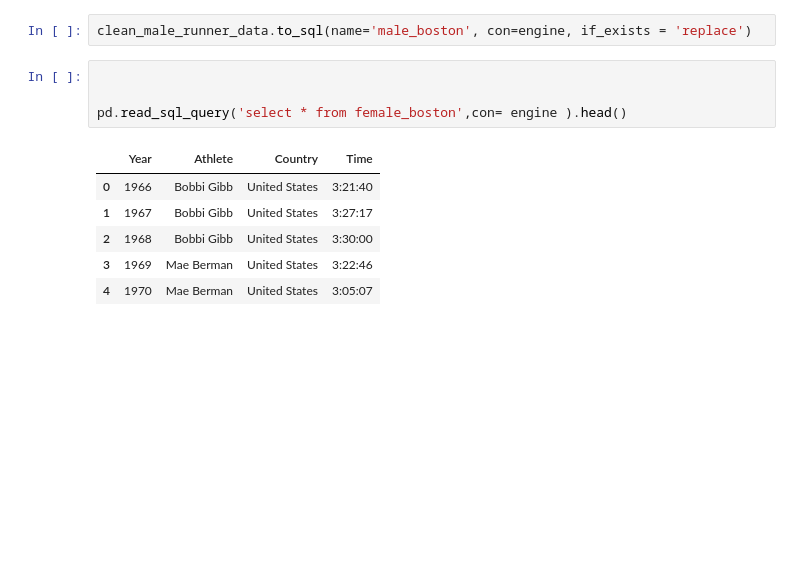
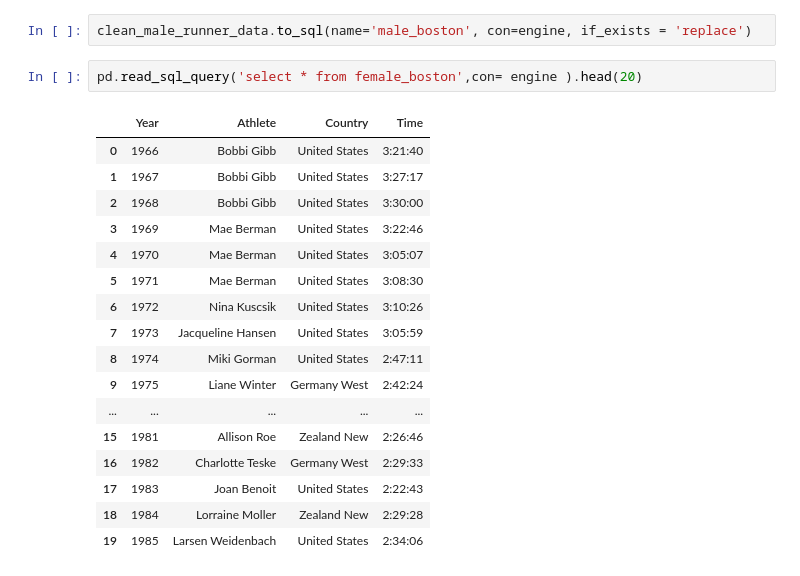
Before and after one commit to Donicia/Finishline, a Jupyter notebook: Run Data/runner_data.ipynb, the cells around one changed output. Drawn from its saved outputs; the diff is of its cells as text; blank space fills up the shorter version.

```diff
--- a/Run Data/runner_data.ipynb
+++ b/Run Data/runner_data.ipynb
@@ -101,14 +111,23 @@ clean_female_runner_data.to_sql(name ='female_boston', con = engine, if_exists =
 # %%
 clean_male_runner_data.to_sql(name='male_boston', con=engine, if_exists = 'replace')
 # %%
-
-
-pd.read_sql_query('select * from female_boston',con= engine ).head()
+pd.read_sql_query('select * from female_boston',con= engine ).head(20)
 # %% [output]
 |  | Year | Athlete | Country | Time |
 | 0 | 1966 | Bobbi Gibb | United States | 3:21:40 |
 | 1 | 1967 | Bobbi Gibb | United States | 3:27:17 |
 | 2 | 1968 | Bobbi Gibb | United States | 3:30:00 |
 | 3 | 1969 | Mae Berman | United States | 3:22:46 |
 | 4 | 1970 | Mae Berman | United States | 3:05:07 |
+| 5 | 1971 | Mae Berman | United States | 3:08:30 |
+| 6 | 1972 | Nina Kuscsik | United States | 3:10:26 |
+| 7 | 1973 | Jacqueline Hansen | United States | 3:05:59 |
+| 8 | 1974 | Miki Gorman | United States | 2:47:11 |
+| 9 | 1975 | Liane Winter | Germany West | 2:42:24 |
+| ... | ... | ... | ... | ... |
+| 15 | 1981 | Allison Roe | Zealand New | 2:26:46 |
+| 16 | 1982 | Charlotte Teske | Germany West | 2:29:33 |
+| 17 | 1983 | Joan Benoit | United States | 2:22:43 |
+| 18 | 1984 | Lorraine Moller | Zealand New | 2:29:28 |
+| 19 | 1985 | Larsen Weidenbach | United States | 2:34:06 |
 # %%
```
Also changed, not shown: parts of 7 cells of this notebook.
